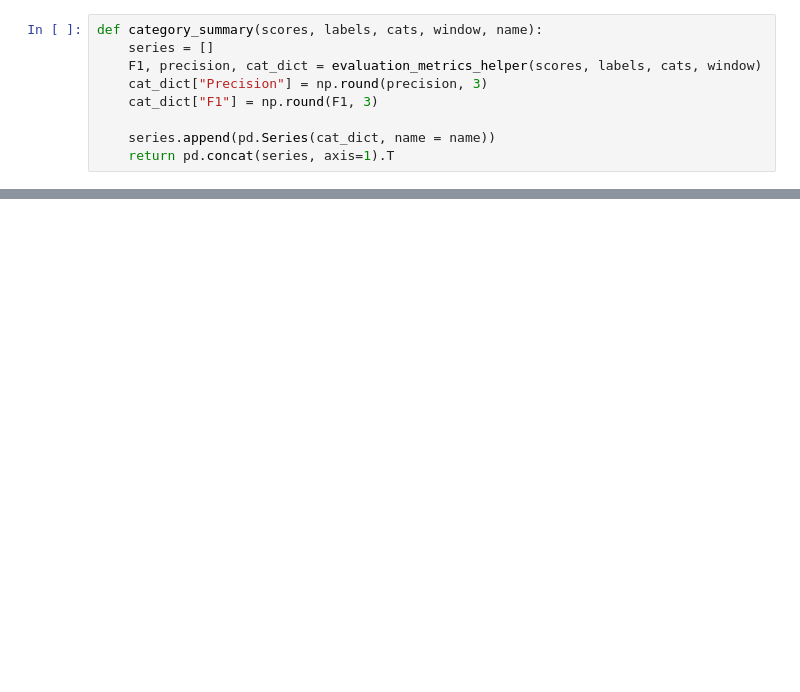
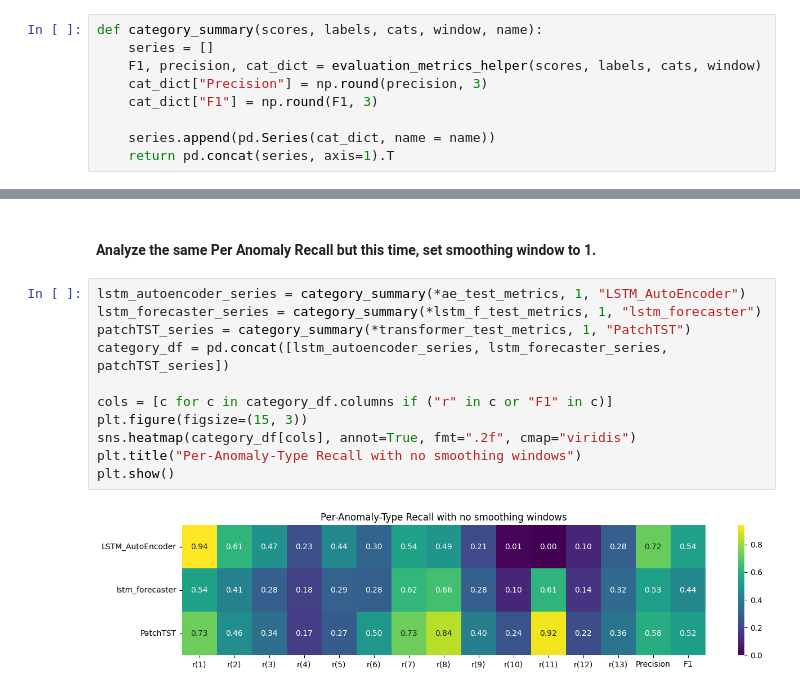
Before and after one commit to KirillVishnyakov/Architectural-Biases-in-Time-Series-Anomaly-Detection, a Jupyter notebook: report.ipynb, the cells around one changed output, grey strips where cells are left out. Drawn from its saved outputs; the diff is of its cells as text; blank space fills up the shorter version.

```diff
--- a/report.ipynb
+++ b/report.ipynb
@@ -222,0 +321,15 @@ plt.show()
+# %% [markdown]
+#### Analyze the same Per Anomaly Recall but this time, set smoothing window to 1.
+# %%
+lstm_autoencoder_series = category_summary(*ae_test_metrics, 1, "LSTM_AutoEncoder")
+lstm_forecaster_series = category_summary(*lstm_f_test_metrics, 1, "lstm_forecaster")
+patchTST_series = category_summary(*transformer_test_metrics, 1, "PatchTST")
+category_df = pd.concat([lstm_autoencoder_series, lstm_forecaster_series, patchTST_series])
+
+cols = [c for c in category_df.columns if ("r" in c or "F1" in c)]
+plt.figure(figsize=(15, 3))
+sns.heatmap(category_df[cols], annot=True, fmt=".2f", cmap="viridis")
+plt.title("Per-Anomaly-Type Recall with no smoothing windows")
+plt.show()
+# %% [output]
+[figure, added]
```
Also changed, not shown: parts of 21 cells of this notebook, 8 other files.
